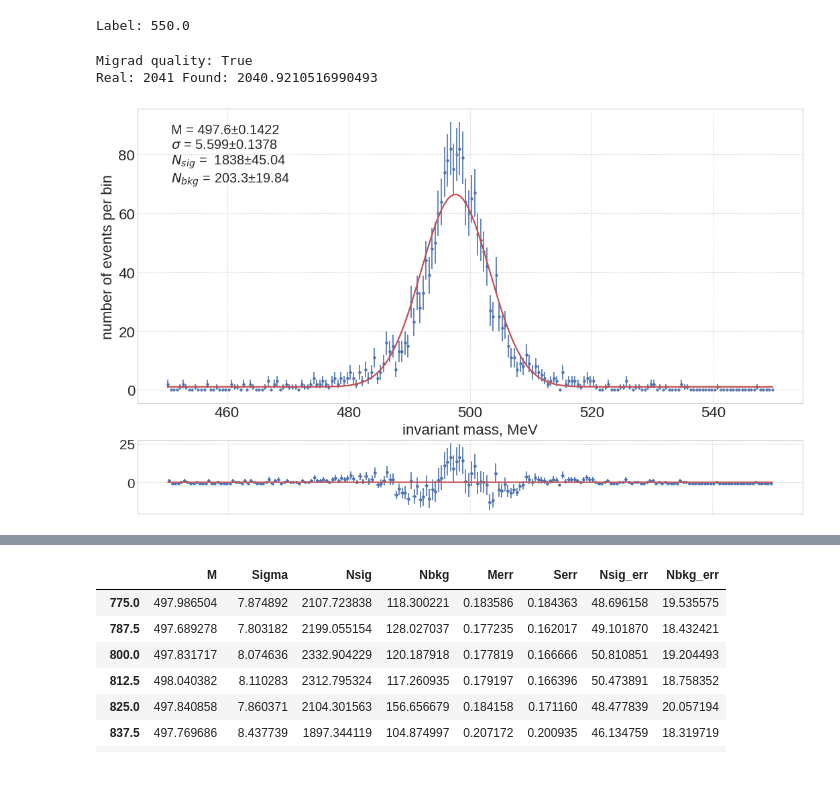
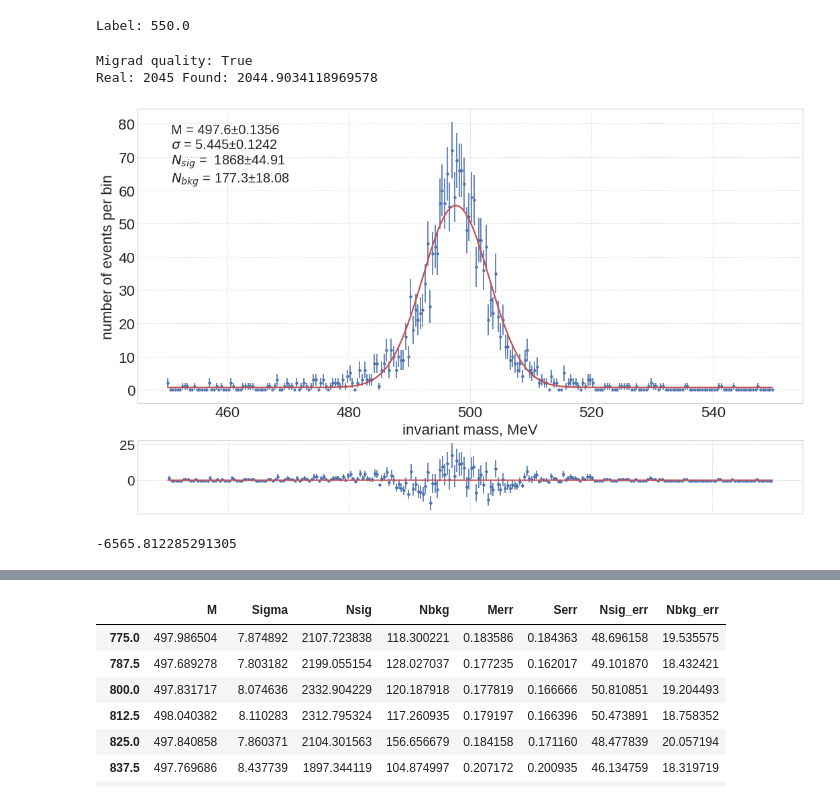
Before and after one commit to nikita-p/research, a Jupyter notebook: uproot/Analysis.ipynb, the cells around one changed output, grey strips where cells are left out. Drawn from its saved outputs; the diff is of its cells as text; code cells hidden in the pictures.

```diff
--- a/uproot/Analysis.ipynb
+++ b/uproot/Analysis.ipynb
@@ -433,11 +428,15 @@ Label: 550.0
 # %%
 dicx = dic[i]
 # dicx = np.hstack((dic[925],dic[936],dic[939]))
-mt, lik = fitter(dicx, 200, i, False, False)
+mt, lik = fitter(dicx, 250, i, False, False)
 fit_frame.loc[i] = mt.values.values() + mt.errors.values()
 print("Migrad quality:", mt.migrad_ok())
 print( 'Real:', np.size(dicx), 'Found:', mt.values['$N_{sig}$'] + mt.values['$N_{bkg}$'] )
 # %% [output]
 Migrad quality: True
-Real: 2041 Found: 2040.9210516990493
+Real: 2045 Found: 2044.9034118969578
-[figure, old version]
+[figure, new version]
+# %%
+mt.fval
+# %% [output]
+-6565.812285291305
```
Also changed, not shown: parts of 19 cells of this notebook, 7 other files.
